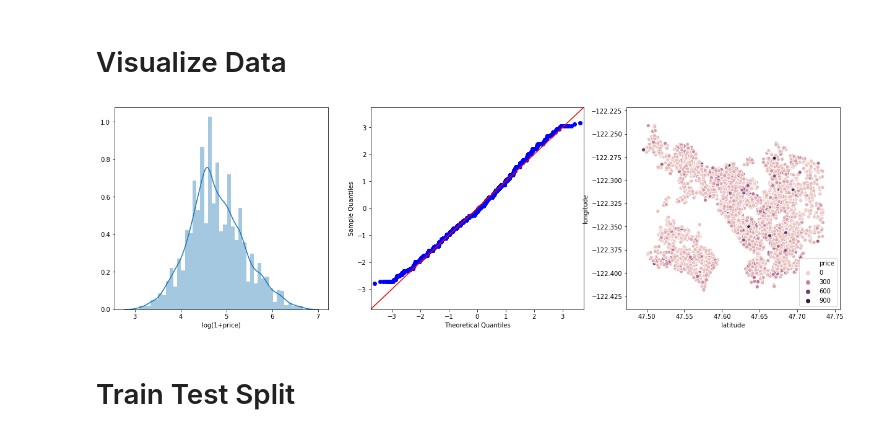
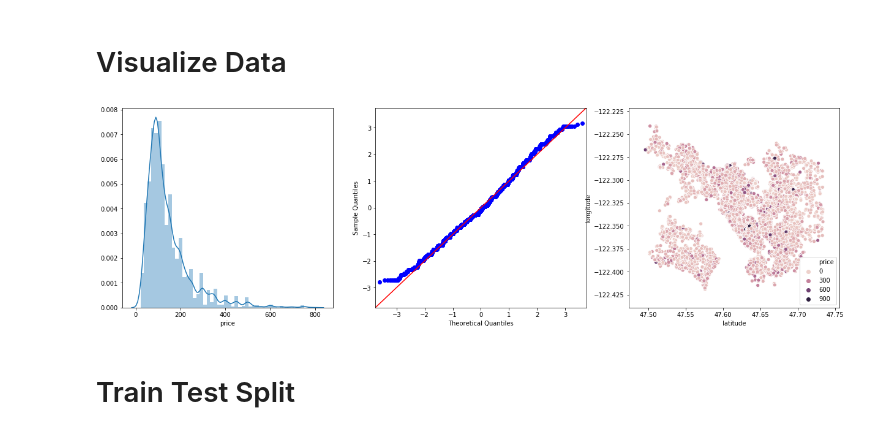
Before and after one commit to trossII/SeattleBnB, a Jupyter notebook: Notebooks/Exploratory Notebooks/Explore2.ipynb, the cells around one changed output. Drawn from its saved outputs; the diff is of its cells as text; code cells hidden in the pictures.

```diff
--- a/Notebooks/Exploratory Notebooks/Explore2.ipynb
+++ b/Notebooks/Exploratory Notebooks/Explore2.ipynb
@@ -81,21 +85,24 @@ data1['beds'] = data1['beds'].fillna(data1['beds'].mean())
 data1['cleaning_fee'] = data1['cleaning_fee'].fillna(data1['cleaning_fee'].mean())
 data1['review_scores_rating'] = data1['review_scores_rating'].fillna(0)
 # %%
-data1['longitude'] = data1['longitude'].round(decimals=5)
-data1['latitude'] = data1['latitude'].round(decimals=5)
+data1['longitude'] = data1['longitude'].round(decimals=4)
+data1['latitude'] = data1['latitude'].round(decimals=4)
 # %%
 data1 = data1[data1.minimum_nights<31]
 # %% [markdown]
 # Vectorize Categorical Variables
 # %%
-ohe = OneHotEncoder(sparse=False)
-neigh_group = ohe.fit_transform(data1[['neighbourhood_group_cleansed']])
-neigh_group_cat = ohe.categories_
-neigh = ohe.fit_transform(data1[['neighbourhood_cleansed']])
-neigh_cat = ohe.categories_
-room = ohe.fit_transform(data1[['room_type']])
-room_cat = ohe.categories_
-prop = ohe.fit_transform(data1[['room_type']])
-prop_cat = ohe.categories_
-minimum = ohe.fit_transform(data1[['minimum_nights']])
-minimum_cat = ohe.categories_
+ohe_ng = OneHotEncoder(sparse=False)
+ohe_n = OneHotEncoder(sparse=False)
+ohe_r = OneHotEncoder(sparse=False)
+ohe_mn = OneHotEncoder(sparse=False)
+neigh_group = ohe_ng.fit_transform(data1[['neighbourhood_group_cleansed']])
+neigh_group_cat = ohe_ng.categories_
+neigh = ohe_n.fit_transform(data1[['neighbourhood_cleansed']])
+neigh_cat = ohe_n.categories_
+room = ohe_r.fit_transform(data1[['room_type']])
+room_cat = ohe_r.categories_
+# prop = ohe.fit_transform(data1[['room_type']])
+# prop_cat = ohe.categories_
+minimum = ohe_mn.fit_transform(data1[['minimum_nights']])
+minimum_cat = ohe_mn.categories_
@@ -104,7 +131,7 @@ minimum_cat = minimum_cat[0].astype('str')
 # %%
 minimum_cat = list(minimum_cat)
 # %%
-new_minimum_cat = [(lambda x : f'minimum_nights: {x}')(x) for x in range(len(minimum_cat))]
+# new_minimum_cat = [(lambda x : f'minimum_nights: {x})(x) for x in range(len(minimum_cat))]
 # %%
 def rename(name_of_columns,pre_addition):
     new_list = []
@@ -174,12 +201,12 @@ import matplotlib.pyplot as plt
 import scipy.stats as stats
 # %%
 fig, axes = plt.subplots(1,3, figsize=(21,6))
-sbn.distplot(np.log1p(clean_data['price']), ax=axes[0])
-axes[0].set_xlabel('log(1+price)')
+sbn.distplot((clean_data['price']), ax=axes[0])
+axes[0].set_xlabel('price')
 sm.qqplot(np.log1p(clean_data['price']), stats.norm, fit=True, line='45', ax=axes[1])
 sbn.scatterplot(x= clean_data['latitude'], y=clean_data['longitude'],hue=clean_data['price'],ax=axes[2]);
 # %% [output]
-[figure, old version]
+[figure, new version]
 # %% [markdown]
 # Train Test Split
 # %%
```
Also changed, not shown: parts of 30 cells of this notebook, 6 other files.
